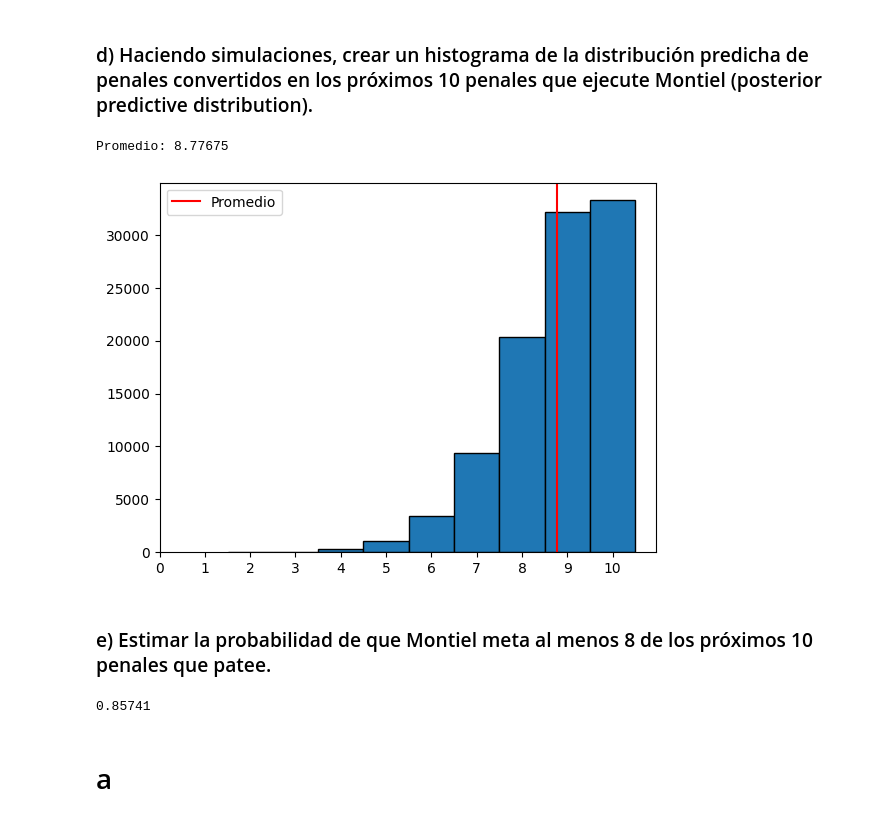
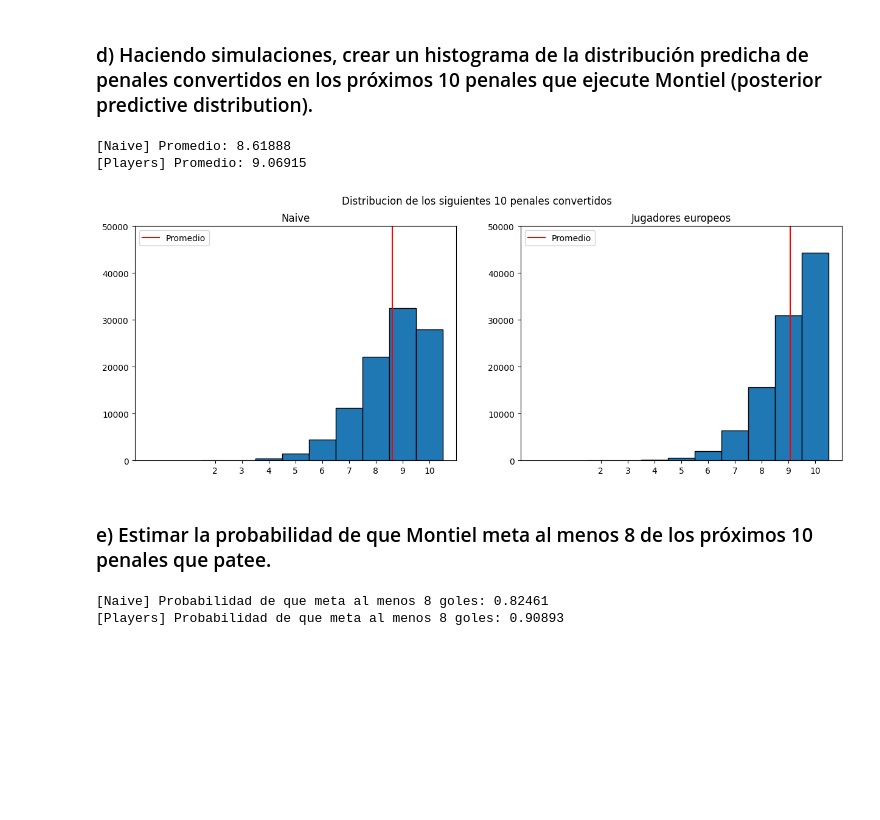
Before and after one commit to MatiMoran/EstimacionBayesiana, a Jupyter notebook: entregables/1/entrega_1_con_player_data.ipynb, the cells around one changed output. Saved outputs shown, nothing was run; the diff lists cells and outputs as text; code cells hidden in the pictures; blank space fills up the shorter version.

Commit message:
add players data

```diff
--- a/entregables/1/entrega_1_con_player_data.ipynb
+++ b/entregables/1/entrega_1_con_player_data.ipynb
@@ -297,31 +297,60 @@ plt.show()
 ### d)  Haciendo simulaciones, crear un histograma de la distribución predicha de penales convertidos en los próximos 10 penales que ejecute Montiel (posterior predictive distribution).
 # %%
 samples_naive = sample_from_pdf(100000, x, y_post_naive/np.sum(y_post_naive)) # normalizamos y_post para que sume 1
+samples_players = sample_from_pdf(100000, x, y_post_players/np.sum(y_post_players)) # normalizamos y_post para que sume 1
 
 # Generamos aleatoriamente cuantos goles metió de los 10 tiros para cada sample de theta.
-goals_predicted = np.vectorize(lambda x: np.random.binomial(10, x))(samples_naive)
+goals_predicted_naive = np.vectorize(lambda x: np.random.binomial(10, x))(samples_naive)
+goals_predicted_players = np.vectorize(lambda x: np.random.binomial(10, x))(samples_players)
 
-naive_mean= np.mean(goals_predicted)
-print("Promedio:", naive_mean)
+naive_mean= np.mean(goals_predicted_naive)
+print("[Naive] Promedio:", naive_mean)
 
-fig, ax = plt.subplots(1)
-d = np.diff(np.unique(goals_predicted)).min()
-left_of_first_bin = goals_predicted.min() - float(d)/2
-right_of_last_bin = goals_predicted.max() + float(d)/2
-plt.hist(goals_predicted, np.arange(left_of_first_bin, right_of_last_bin + d, d), edgecolor='black')
-ax.set_xticks([i for i in range(11)])
-ax.axvline(naive_mean, color = "red", label = "Promedio")
-ax.legend()
+players_mean= np.mean(goals_predicted_players)
+print("[Players] Promedio:", players_mean)
+
+
+
+fig, ax = plt.subplots(1, 2, figsize=(15, 5))
+fig.suptitle('Distribucion de los siguientes 10 penales convertidos')
+
+ax[0].set_title('Naive')
+d = np.diff(np.unique(goals_predicted_naive)).min()
+left_of_first_bin = goals_predicted_naive.min() - float(d)/2
+right_of_last_bin = goals_predicted_naive.max() + float(d)/2
+
+ax[0].hist(goals_predicted_naive, np.arange(left_of_first_bin, right_of_last_bin + d, d), edgecolor='black')
+ax[0].axvline(naive_mean, color = "red", label = "Promedio")
+ax[0].set_ylim(0, 50000)
+ax[0].set_xlim(-1, 11)
+labels, counts = np.unique(goals_predicted_players, return_counts=True)
+ax[0].set_xticks(labels)
+ax[0].legend()
+
+ax[1].set_title('Jugadores europeos')
+d = np.diff(np.unique(goals_predicted_players)).min()
+left_of_first_bin = goals_predicted_players.min() - float(d)/2
+right_of_last_bin = goals_predicted_players.max() + float(d)/2
+
+ax[1].hist(goals_predicted_players, np.arange( left_of_first_bin, right_of_last_bin + d, d), edgecolor='black')
+ax[1].axvline(players_mean, color = "red", label = "Promedio")
+ax[1].set_ylim(0, 50000)
+ax[1].set_xlim(-1, 11)
+labels, counts = np.unique(goals_predicted_players, return_counts=True)
+ax[1].set_xticks(labels)
+ax[1].legend()
+
 plt.show()
 # %% [output]
-Promedio: 8.77675
+[Naive] Promedio: 8.61888
+[Players] Promedio: 9.06915
-[figure, old version]
+[figure, new version]
 # %% [markdown]
 ### e) Estimar la probabilidad de que Montiel meta al menos 8 de los próximos 10 penales que patee.
 # %%
 # contamos la cantidad de samples que tienen al menos 8 goles y dividimos por la cantidad total
-len(np.where(goals_predicted >= 8)[0])/len(goals_predicted)
+print("[Naive] Probabilidad de que meta al menos 8 goles:", len(np.where(goals_predicted_naive >= 8)[0])/len(goals_predicted_naive))
+print("[Players] Probabilidad de que meta al menos 8 goles:", len(np.where(goals_predicted_players >= 8)[0])/len(goals_predicted_players))
 # %% [output]
-0.85741
+[Naive] Probabilidad de que meta al menos 8 goles: 0.82461
+[Players] Probabilidad de que meta al menos 8 goles: 0.90893
-# %% [markdown]
-# a
```
Also changed, not shown: parts of 10 cells of this notebook.
